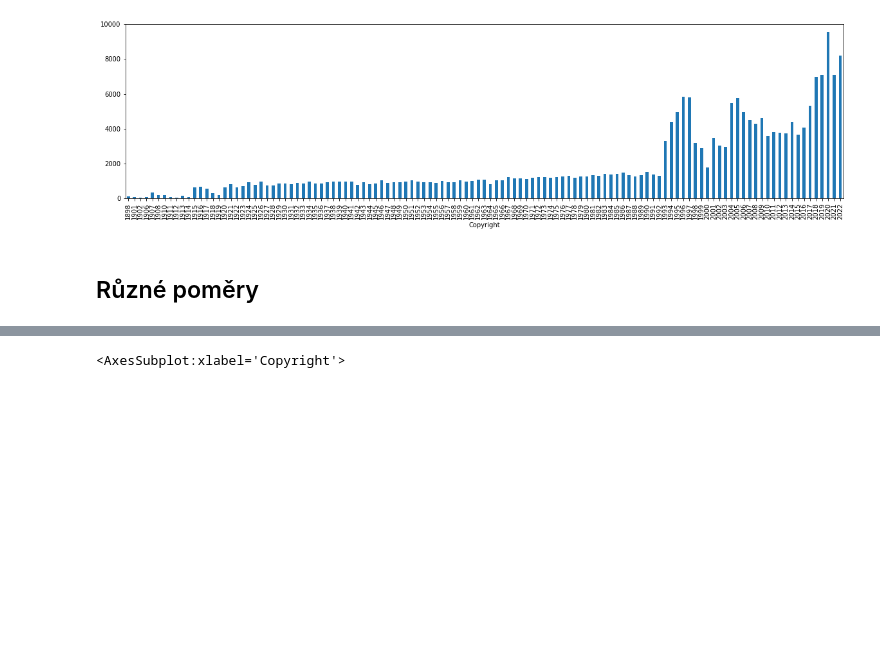
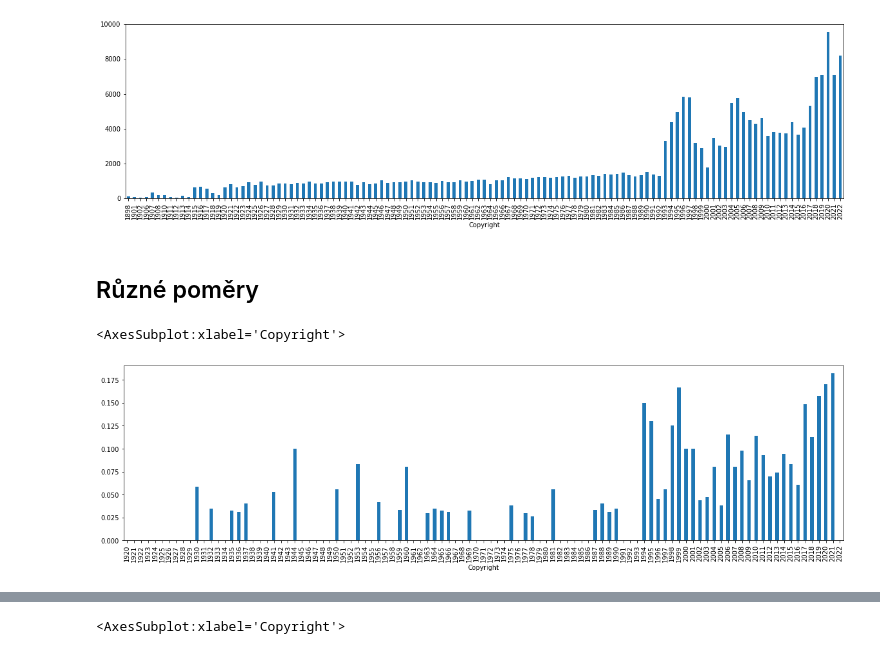
Before and after one commit to DataRozhlas/filmovy-prehled, a Jupyter notebook: 103 explorace obsahů a anotací.ipynb, the cells around one changed output, grey strips where cells are left out. Cells and saved outputs as stored; diff of their text form; code cells hidden in the pictures; blank space fills up the shorter version.

```diff
--- a/103 explorace obsahů a anotací.ipynb
+++ b/103 explorace obsahů a anotací.ipynb
@@ -175,3 +175,8 @@ obsahy.groupby("Copyright")["Rozsah"].median().plot.bar(figsize = (20,5))
 def vobsahu(x):
     x = x.lower()
     return (df[(df["Délka"] == "dlouhometrážní") & (df["Obsah"].str.lower().str.contains(x))].groupby("Copyright")["Film"].nunique() / df[(df["Délka"] == "dlouhometrážní") & (~df["Obsah"].isnull())].groupby("Copyright")["Film"].nunique()).plot.bar(figsize = (20,5))
+# %%
+vobsahu("kavárn")
+# %% [output]
+<AxesSubplot:xlabel='Copyright'>
+[figure, added]
```
Also changed, not shown: parts of 1 cell of this notebook, 8 other files.
